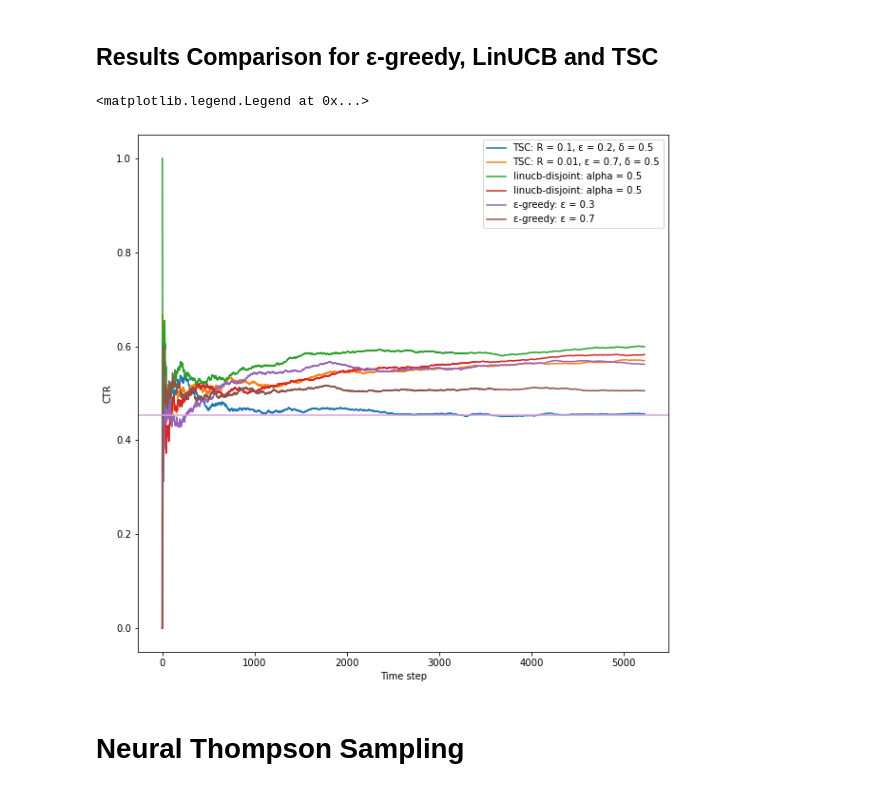
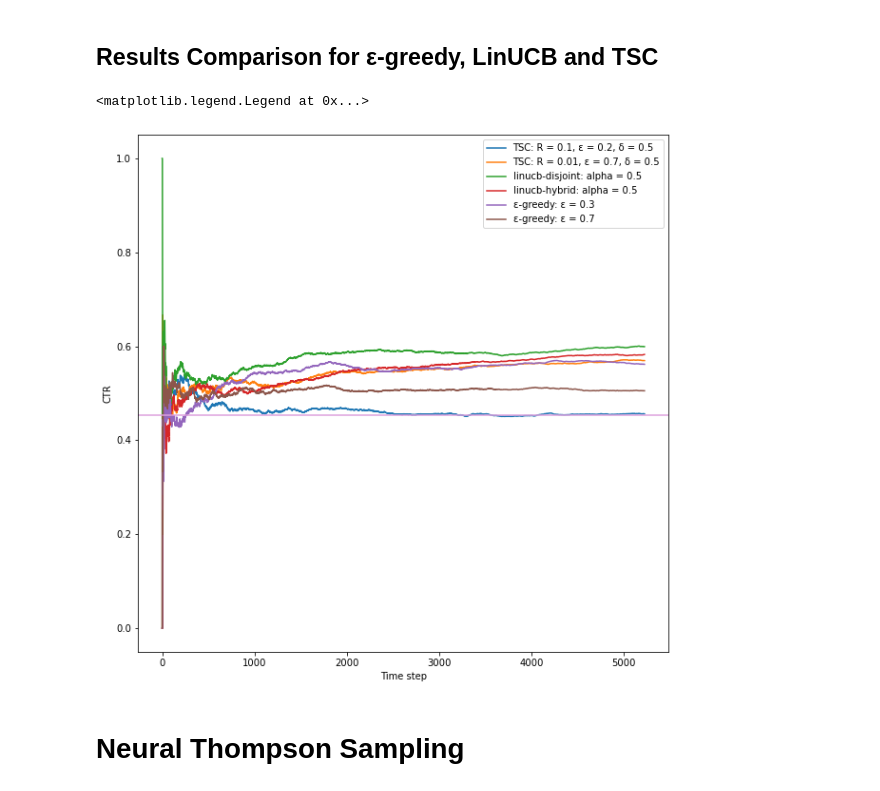
Before and after one commit to RomanGorelsky/Contextual_bandits, a Jupyter notebook: Contextual_bandits_Project.ipynb, the cells around one changed output. Drawn from its saved outputs; the diff is of its cells as text; code cells hidden in the pictures.

Commit message:
Plot updated

```diff
--- a/Contextual_bandits_Project.ipynb
+++ b/Contextual_bandits_Project.ipynb
@@ -1512,24 +1512,24 @@ min_tsc_lin_eps = min(min_tsc_time_steps,
 # %%
 plt.figure(figsize=(10, 10))
 plt.plot(saved_tsc_r01["ctr"][: min_tsc_lin_eps],
          label = "TSC: R = 0.1, ε = 0.2, δ = 0.5")
 plt.plot(saved_tsc_eps07["ctr"][: min_tsc_lin_eps],
          label = "TSC: R = 0.01, ε = 0.7, δ = 0.5")
 plt.plot(saved_disjoint_alpha_05["ctr"][: min_tsc_lin_eps],
          label = "linucb-disjoint: alpha = 0.5")
 plt.plot(saved_hybrid_alpha_05["ctr"][: min_tsc_lin_eps],
-         label = "linucb-disjoint: alpha = 0.5")
+         label = "linucb-hybrid: alpha = 0.5")
 plt.plot(saved_epsilon_03["ctr"][: min_tsc_lin_eps],
          label = "ε-greedy: ε = 0.3")
 plt.plot(saved_epsilon_07["ctr"][: min_tsc_lin_eps],
          label = "ε-greedy: ε = 0.7")
 plt.axhline(y = reward_mean, color = "plum")
 plt.xlabel("Time step")
 plt.ylabel("CTR")
 plt.legend()
 # %% [output]
 <matplotlib.legend.Legend at 0x...>
-[figure, old version]
+[figure, new version]
 # %% [markdown]
 # Neural Thompson Sampling
 # %% [markdown]
```
